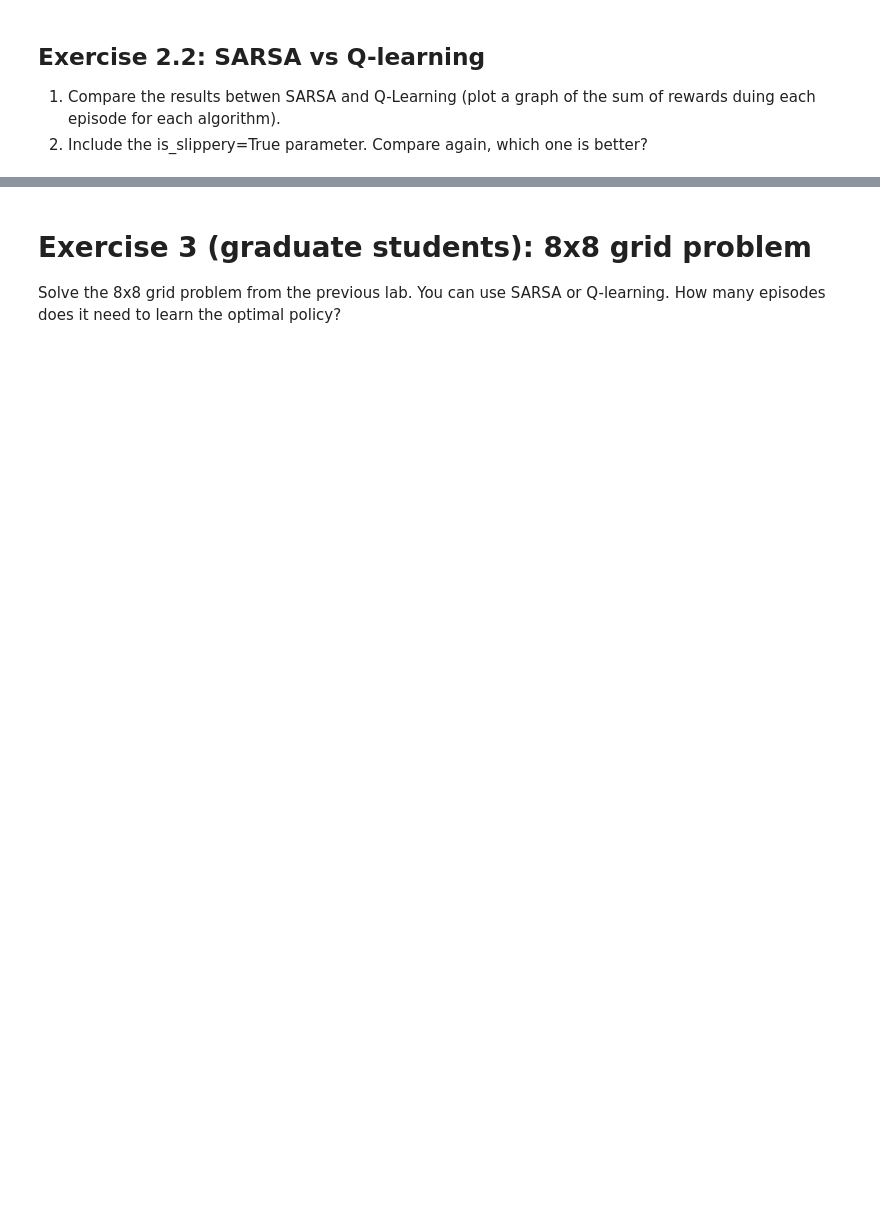
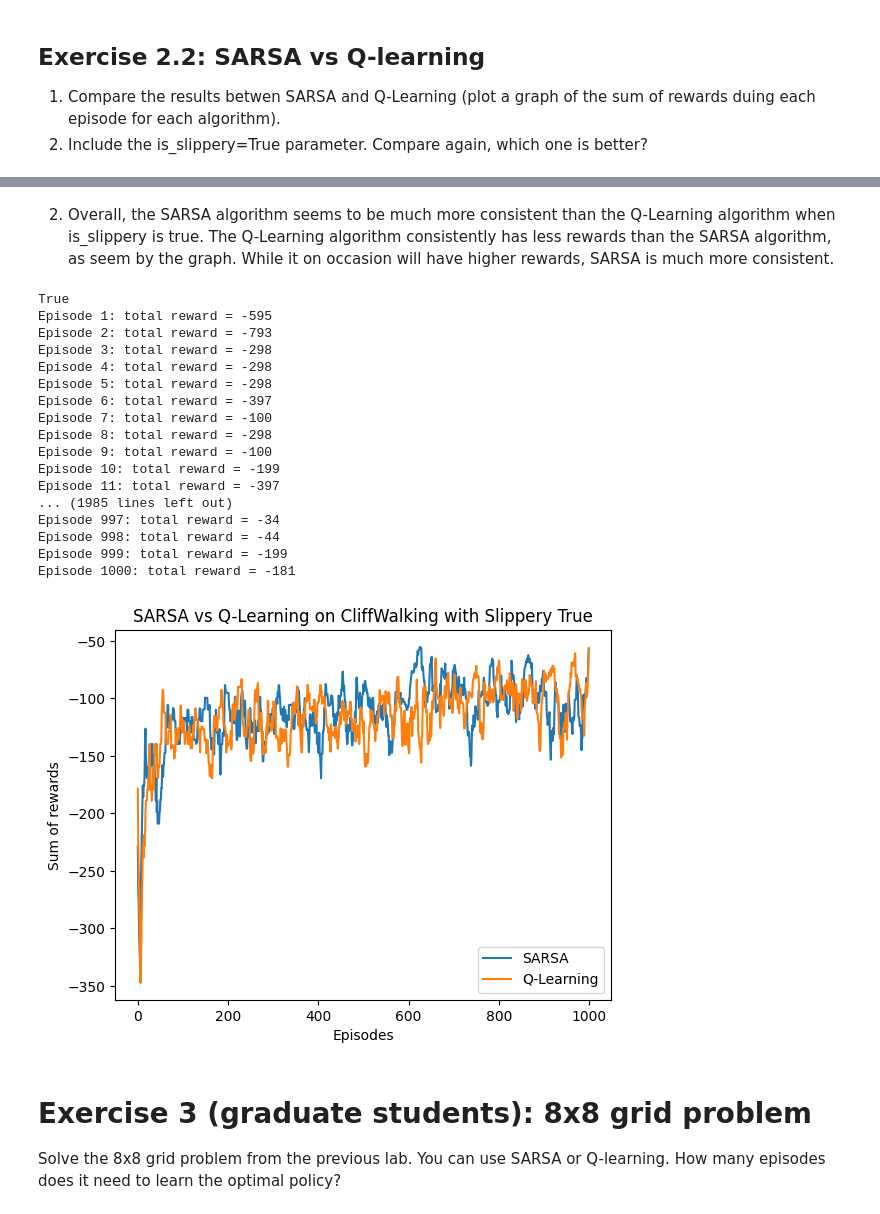
Before and after one commit to Cristian-Cortez/CSE337-labs, a Jupyter notebook: lab3_TD_Learning.ipynb, the cells around one changed output, grey strips where cells are left out. Saved outputs shown, nothing was run; the diff lists cells and outputs as text; code cells hidden in the pictures; blank space fills up the shorter version.

```diff
--- a/lab3_TD_Learning.ipynb
+++ b/lab3_TD_Learning.ipynb
@@ -260,3 +285,35 @@ plot_policy(Q, "Q-Learning")
+# %% [markdown]
+2. Overall, the SARSA algorithm seems to be much more consistent than the Q-Learning algorithm when is_slippery is true. The Q-Learning algorithm consistently has less rewards than the SARSA algorithm, as seem by the graph. While it on occasion will have higher rewards, SARSA is much more consistent.
+# %%
+sarsa_slippery, _ = sarsa_algo(True)
+q_slippery, _ = q_learning_algo(True)
+
+plt.plot(smooth(sarsa_slippery), label="SARSA")
+plt.plot(smooth(q_slippery), label="Q-Learning")
+plt.xlabel("Episodes")
+plt.ylabel("Sum of rewards")
+plt.title("SARSA vs Q-Learning on CliffWalking with Slippery True")
+plt.legend()
+plt.show()
+# %% [output]
+True
+Episode 1: total reward = -595
+Episode 2: total reward = -793
+Episode 3: total reward = -298
+Episode 4: total reward = -298
+Episode 5: total reward = -298
+Episode 6: total reward = -397
+Episode 7: total reward = -100
+Episode 8: total reward = -298
+Episode 9: total reward = -100
+Episode 10: total reward = -199
+Episode 11: total reward = -397
+... (1985 lines left out)
+Episode 997: total reward = -34
+Episode 998: total reward = -44
+Episode 999: total reward = -199
+Episode 1000: total reward = -181
+[figure, added]
 # %% [markdown]
 # Exercise 3 (graduate students): 8x8 grid problem
 Solve the 8x8 grid problem from the previous lab. You can use SARSA or Q-learning. How many episodes does it need to learn the optimal policy?
```
Also changed, not shown: parts of 8 cells of this notebook.
